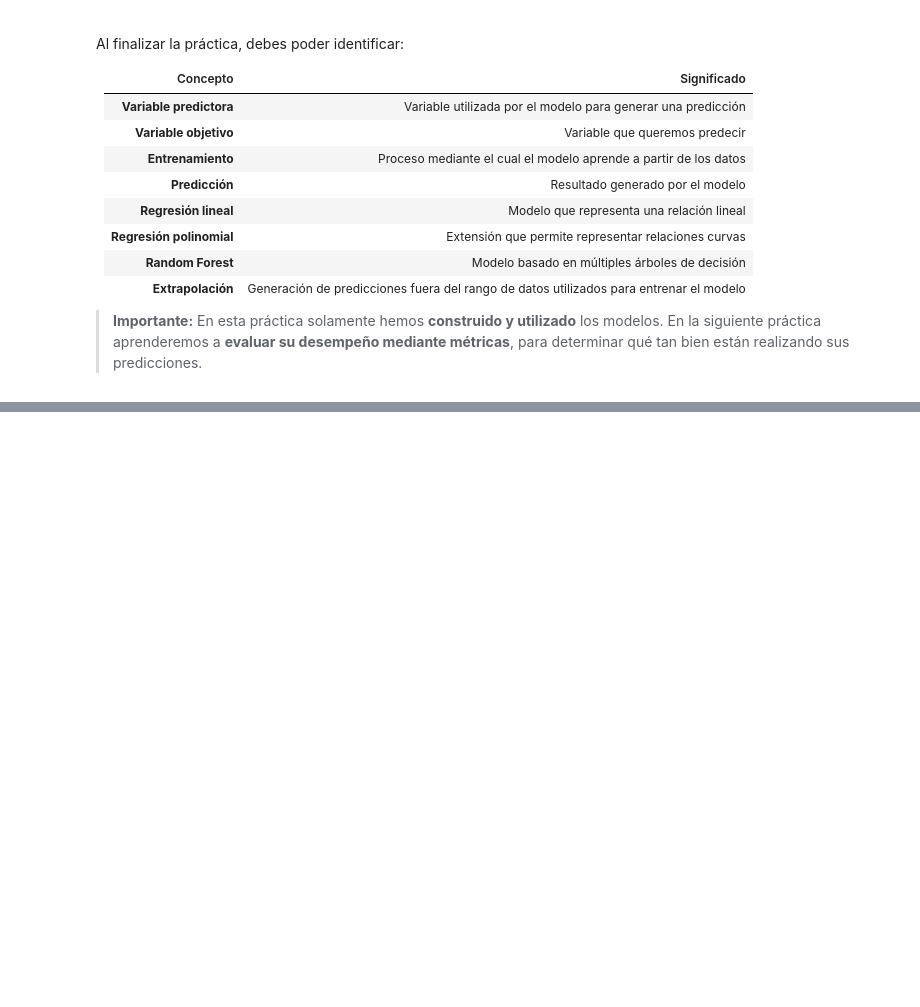
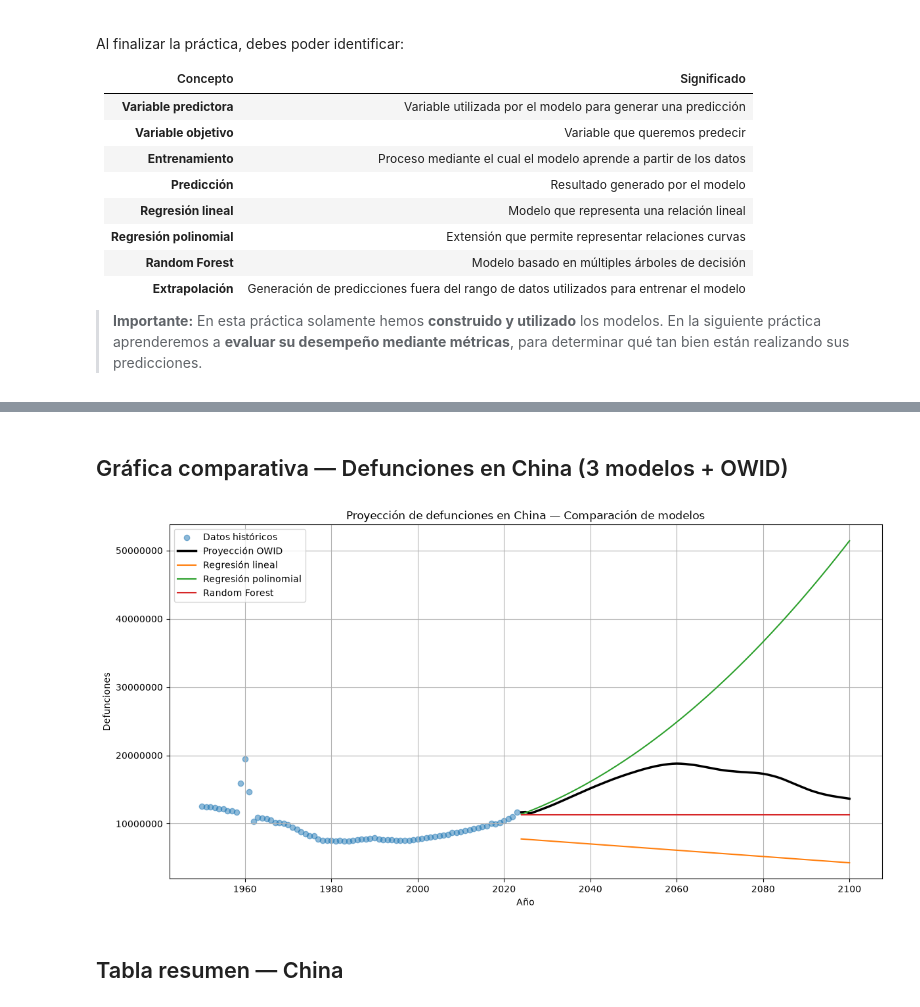
Before and after one commit to Roapapu/Big_Data, a Jupyter notebook: U3_1_modelos_ml/U3_1_modelos_regresion_demografia.ipynb, the cells around one changed output, grey strips where cells are left out. Saved outputs shown, nothing was run; the diff lists cells and outputs as text; code cells hidden in the pictures; blank space fills up the shorter version.

```diff
--- a/U3_1_modelos_ml/U3_1_modelos_regresion_demografia.ipynb
+++ b/U3_1_modelos_ml/U3_1_modelos_regresion_demografia.ipynb
@@ -1099,0 +1292,52 @@ Al finalizar la práctica, debes poder identificar:
+# %% [markdown]
+## Gráfica comparativa — Defunciones en China (3 modelos + OWID)
+# %%
+plt.figure(figsize=(14, 7))
+
+plt.scatter(
+    df_hist_china["Year"],
+    df_hist_china["deaths"],
+    label="Datos históricos",
+    alpha=0.5
+)
+
+plt.plot(
+    df_proy_china["Year"],
+    df_proy_china["deaths"],
+    color="black",
+    linewidth=2.5,
+    label="Proyección OWID"
+)
+
+plt.plot(
+    anios_futuros_china.flatten(),
+    pred_rl_china_def,
+    color="tab:orange",
+    label="Regresión lineal"
+)
+
+plt.plot(
+    anios_futuros_china.flatten(),
+    pred_rp_china_def,
+    color="tab:green",
+    label="Regresión polinomial"
+)
+
+plt.plot(
+    anios_futuros_china.flatten(),
+    pred_rf_china_def,
+    color="tab:red",
+    label="Random Forest"
+)
+
+plt.title("Proyección de defunciones en China — Comparación de modelos")
+plt.xlabel("Año")
+plt.ylabel("Defunciones")
+plt.ticklabel_format(style="plain", axis="y", useOffset=False)
+plt.legend()
+plt.grid()
+plt.show()
+# %% [output]
+[figure, added]
+# %% [markdown]
+## Tabla resumen — China
```
Also changed, not shown: parts of 36 cells of this notebook, 3 other files.
